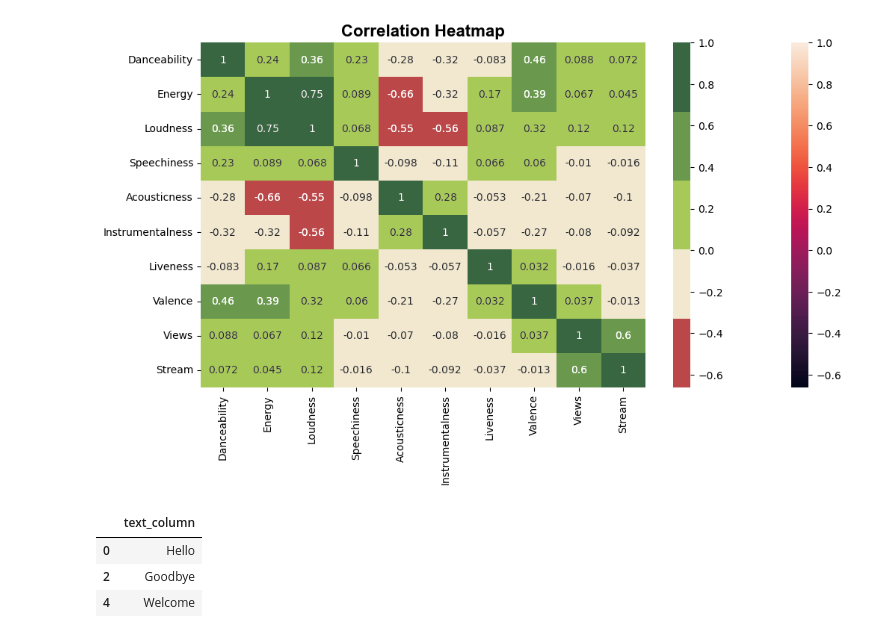
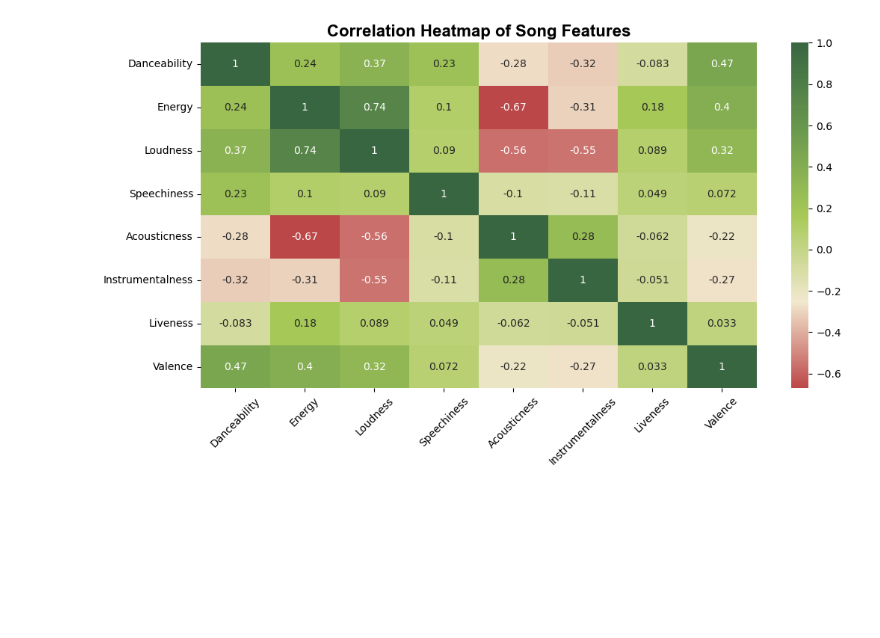
Before and after one commit to silvertimmy26/project1-group4, a Jupyter notebook: chase_work/question_4_CJM.ipynb, the cells around one changed output. Drawn from its saved outputs; the diff is of its cells as text; code cells hidden in the pictures; blank space fills up the shorter version.

```diff
--- a/chase_work/question_4_CJM.ipynb
+++ b/chase_work/question_4_CJM.ipynb
@@ -383,0 +124,8 @@ memory usage: 2.1+ MB
+# %%
+# HEATMAP
+# Drop non-float values from the Dataset
+df3 = df2.drop(columns=["Artist", "Track", "Views", "Stream",])
+# %%
+# Create Corrs DF for Heatmap
+corrs = df3.corr()
+corrs
@@ -384,34 +142,22 @@ memory usage: 2.1+ MB
 # %%
-# Heatmap for Days
+# Build the Heatmap
 # Change Canvas Size
 plt.figure(figsize=(12, 6))
 
-# Create a basic plot
-sns.heatmap(corrs, annot=True)
+# Define your custom color palette
+colors = ["#BC4749", "#F2E8CF", "#A7C957", "#6A994E", "#386641"]
+custom_palette = LinearSegmentedColormap.from_list("custom_gradient", colors)
 
-# Define a custom palette
-custom_palette = sns.color_palette(as_cmap=True)
-
-# Create a heatmap with the custom color palette
+# Create a heatmap with the custom gradient color palette
 sns.heatmap(corrs, annot=True, cmap=custom_palette)
 
-# Customization for title only (no cmap here)
-plt.title("Correlation Heatmap", fontweight="bold", fontsize=16, fontfamily="Arial")
+# Customization for title only
+plt.title("Correlation Heatmap of Song Features", fontweight="bold", fontsize=16, fontfamily="Arial")
+
+# Rotate X Ticks
+plt.xticks(rotation=45)
 
 # Show/Save the Graph
 plt.show()
 # %% [output]
-[figure, old version]
+[figure, new version]
-# %%
-# Sample DataFrame
-data = {'text_column': ['Hello', '你好', 'Goodbye', 'Adiós', 'Welcome']}
-df111 = pd.DataFrame(data)
-
-# Remove non-English objects
-df_filtered = df111[df111['text_column'].str.contains(r'^[a-zA-Z\s]+$', na=False)]
-df_filtered
-# %% [output]
-|  | text_column |
-| 0 | Hello |
-| 2 | Goodbye |
-| 4 | Welcome |
```
Also changed, not shown: parts of 23 cells of this notebook.
